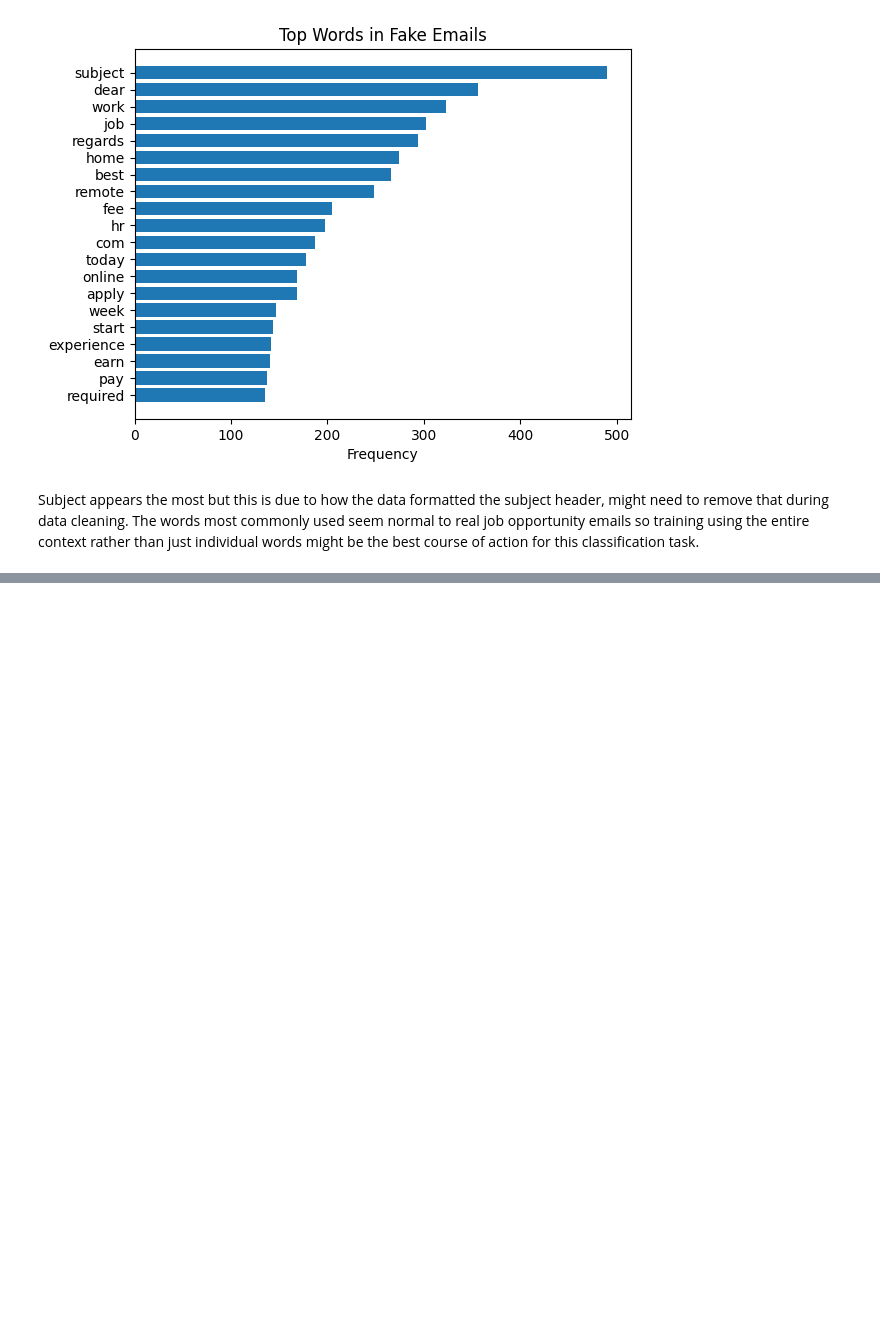
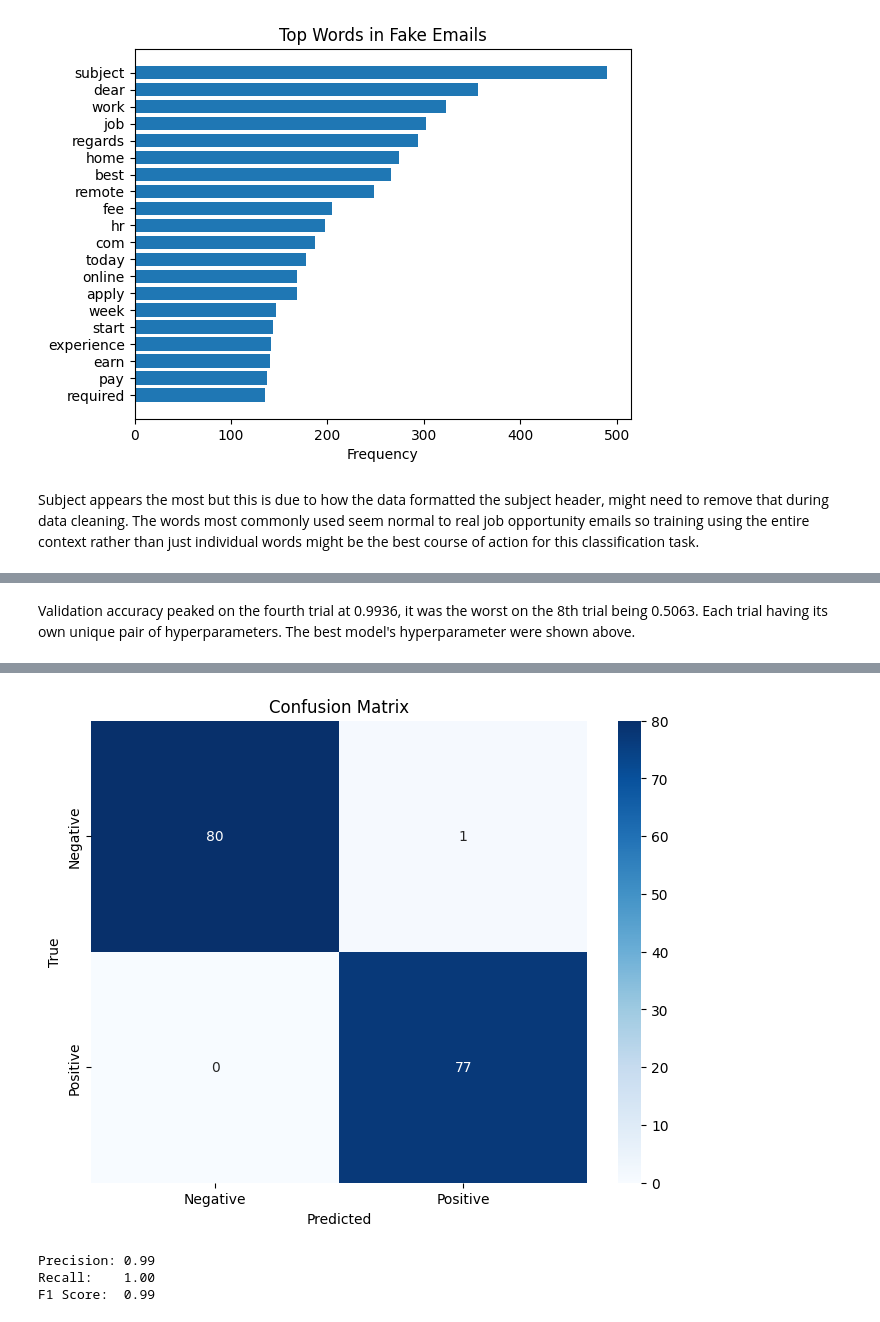
Before and after one commit to kyleung1/ml-week-6, a Jupyter notebook: final_notebook.ipynb, the cells around one changed output, grey strips where cells are left out. Drawn from its saved outputs; the diff is of its cells as text; code cells hidden in the pictures; blank space fills up the shorter version.

```diff
--- a/final_notebook.ipynb
+++ b/final_notebook.ipynb
@@ -136,3 +150,6 @@ Subject appears the most but this is due to how the data formatted the subject h
+# %%
+# lowercase all text
+data['text'] = data['text'].str.lower()
 # %%
 # remove unwanted words
 data['text'] = data['text'].str.replace(r'\bSubject:\b', '', case=False, regex=True)
@@ -160,0 +276,24 @@ Name: text, Length: 988, dtype: object>
+# %%
+def build_gru_model(hp):
+    vocab_size = hp.Choice('max_vocab', [2500, 5000, 10000])  # max number of words, limits vocabulary size in tokenization
+    max_length = hp.Choice('max_words', [30, 60, 80]) # max email length in tokens, pads sequences to ensure same length during training
+    model = Sequential([
+    Embedding(input_dim=vocab_size, output_dim= hp.Choice('embedding_output_dim', [32, 64, 168]), input_length=max_length),
+    GRU(hp.Choice('gru_units', [32, 64, 128]), return_sequences=False),
+    BatchNormalization(),
+    Dropout(hp.Choice('dropout', [0.3, 0.5, 0.7])),
+    Dense(1, activation='sigmoid') # output layer should be between 0 and 1 so use sigmoid activation function
+    ])
+
+    model.compile(loss='binary_crossentropy', optimizer='adam', metrics=['accuracy'])
+    return model
+
+tunerGRU = kt.RandomSearch(
+    build_gru_model,
+    objective=kt.Objective('val_accuracy', direction='max'),  # tell Keras Tuner to maximize validation accuracy score
+    max_trials=10, # 10 combinations
+    executions_per_trial=1, # how many times to run a hyperparameter combination
+    directory='tuner_dir', # directory to save tuner log
+    project_name='emails_GRU'
+)
+tunerGRU.search(train_seq_pad, train['label'], epochs=10, validation_data=(val_seq_pad, val['label']), verbose=1)
@@ -160,0 +304,5 @@ Name: text, Length: 988, dtype: object>
+# %%
+# get best performing tuned GRU model
+best_GRU = tunerGRU.get_best_models(num_models=1)[0]
+best_GRU_hypparam = tunerGRU.get_best_hyperparameters(num_trials=1)[0]
+print(best_GRU_hypparam.values)
@@ -160,0 +351,15 @@ Name: text, Length: 988, dtype: object>
+# %% [markdown]
+Validation accuracy peaked on the fourth trial at 0.9936, it was the worst on the 8th trial being 0.5063. Each trial having its own unique pair of hyperparameters. The best model's hyperparameter were shown above.
+# %%
+# create confusion matrix of best gru model predictions
+best_gru_pred = (best_GRU.predict(val_seq_pad) > 0.5).astype("int32")
+gru_cm = confusion_matrix(val['label'], best_gru_pred)
+
+print(val.shape)
+plt.figure(figsize=(8,6))
+sns.heatmap(gru_cm, annot=True, fmt="d", cmap="Blues", xticklabels=['Negative', 'Positive'], yticklabels=['Negative', 'Positive'])
+plt.xlabel('Predicted')
+plt.ylabel('True')
+plt.title('Confusion Matrix')
+plt.show()
+# %% [output]
@@ -160,0 +368,15 @@ Name: text, Length: 988, dtype: object>
+[figure, added]
+# %%
+# other metrics
+
+gru_precision = precision_score(val['label'], best_gru_pred)
+gru_recall = recall_score(val['label'], best_gru_pred)
+gru_f1 = f1_score(val['label'], best_gru_pred)
+
+print(f"Precision: {gru_precision:.2f}")
+print(f"Recall:    {gru_recall:.2f}")
+print(f"F1 Score:  {gru_f1:.2f}")
+# %% [output]
+Precision: 0.99
+Recall:    1.00
+F1 Score:  0.99
```
Also changed, not shown: parts of 31 cells of this notebook, 1 other file.
